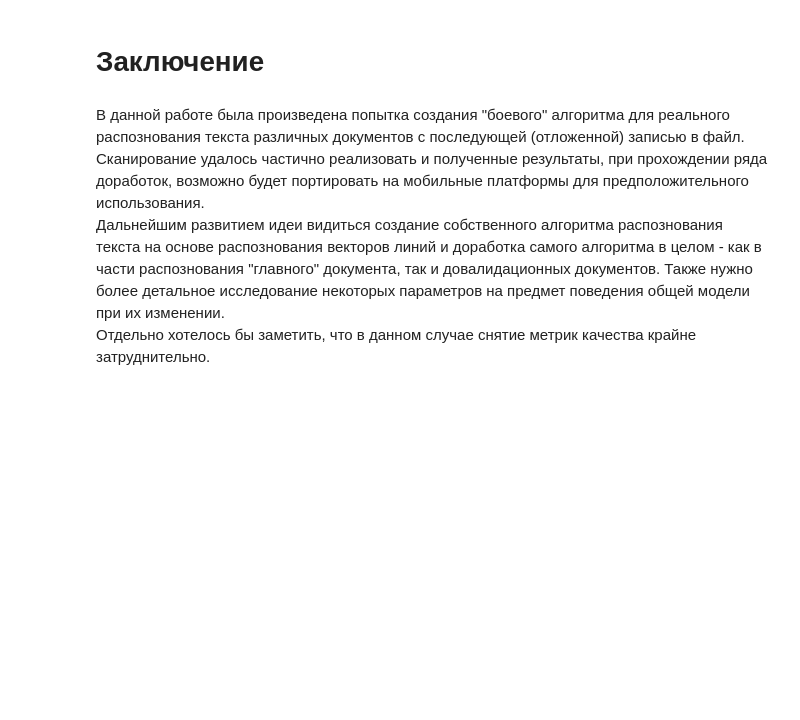
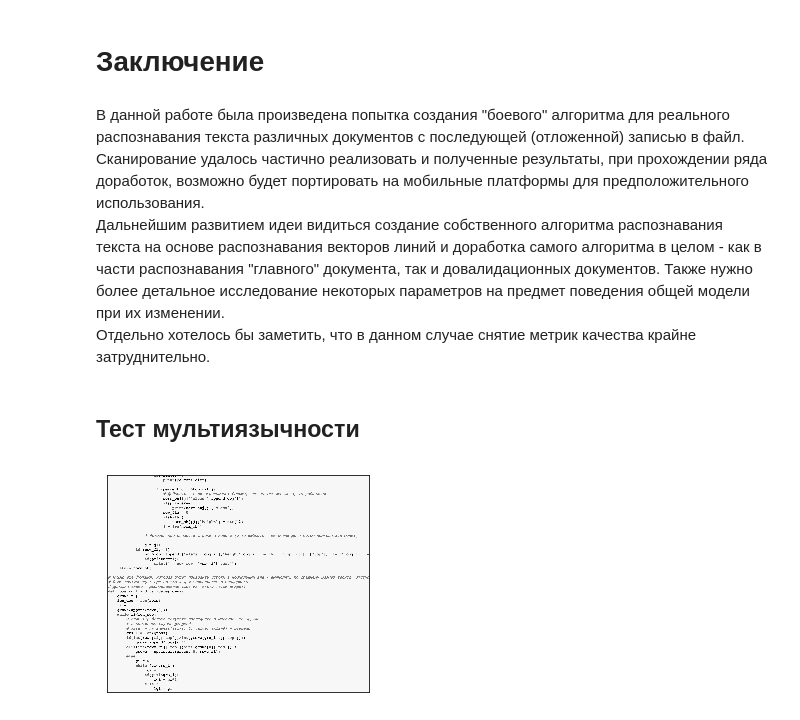
Before and after one commit to Romakin/Homeworks, a Jupyter notebook: Diploma.ipynb, the cells around one changed output. Drawn from its saved outputs; the diff is of its cells as text; code cells hidden in the pictures; blank space fills up the shorter version.

```diff
--- a/Diploma.ipynb
+++ b/Diploma.ipynb
@@ -1278,6 +1296,16 @@ Wall time: 68.9 ms
 # %% [markdown]
 # Заключение
 # %% [markdown]
-В данной работе была произведена попытка создания "боевого" алгоритма для реального распознования текста различных документов с последующей (отложенной) записью в файл. Сканирование удалось частично реализовать и полученные результаты, при прохождении ряда доработок, возможно будет портировать на мобильные платформы для предположительного использования.<br>
-Дальнейшим развитием идеи видиться создание собственного алгоритма распознования текста на основе распознования векторов линий и доработка самого алгоритма в целом - как в части распознования "главного" документа, так и довалидационных документов. Также нужно более детальное исследование некоторых параметров на предмет поведения общей модели при их изменении. <br>
+В данной работе была произведена попытка создания "боевого" алгоритма для реального распознавания текста различных документов с последующей (отложенной) записью в файл. Сканирование удалось частично реализовать и полученные результаты, при прохождении ряда доработок, возможно будет портировать на мобильные платформы для предположительного использования.<br>
+Дальнейшим развитием идеи видиться создание собственного алгоритма распознавания текста на основе распознавания векторов линий и доработка самого алгоритма в целом - как в части распознавания "главного" документа, так и довалидационных документов. Также нужно более детальное исследование некоторых параметров на предмет поведения общей модели при их изменении. <br>
 Отдельно хотелось бы заметить, что в данном случае снятие метрик качества крайне затруднительно.
+# %% [markdown]
+## Тест мультиязычности
+# %%
+img_clm = cv2.imread(r'test_multi2.png',0)
+imgm = cv2.cvtColor(img_clm, cv2.COLOR_GRAY2RGB)
+imgm_demoise = cv2.fastNlMeansDenoising(imgm,None,10,7,21)
+print_img(imgm_demoise)
+imgm=imgm_demoise
+# %% [output]
+[figure, added]
```
Also changed, not shown: parts of 15 cells of this notebook.
